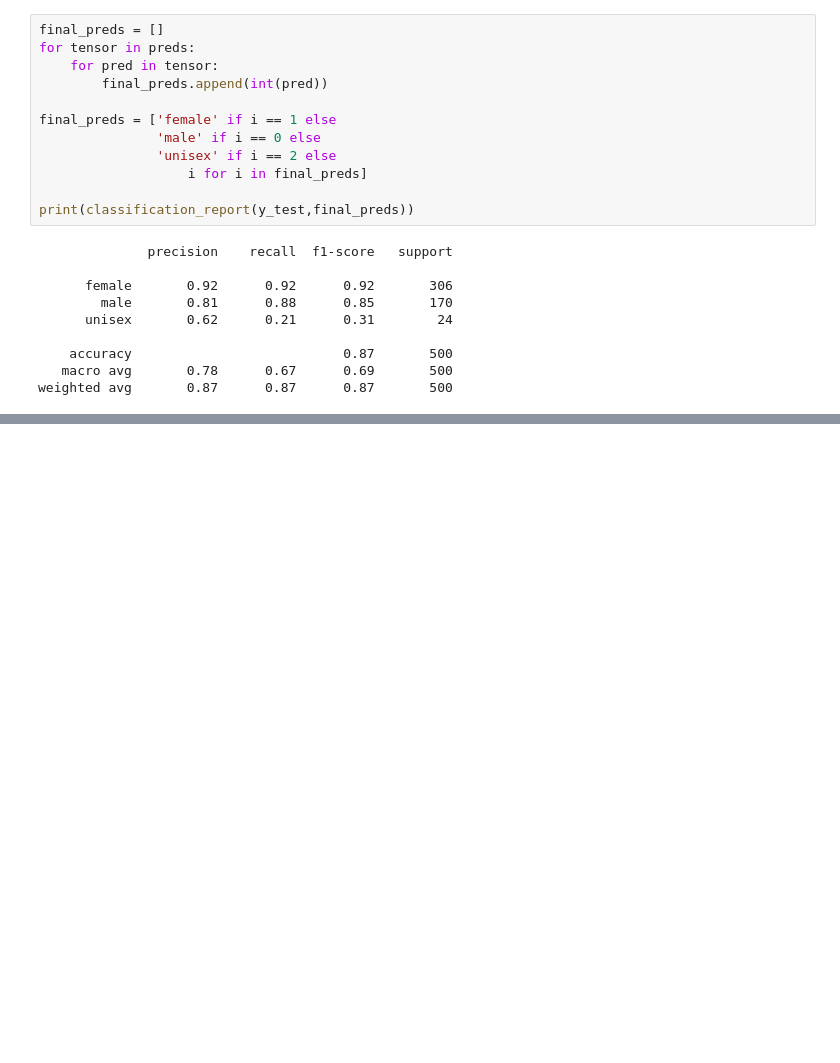
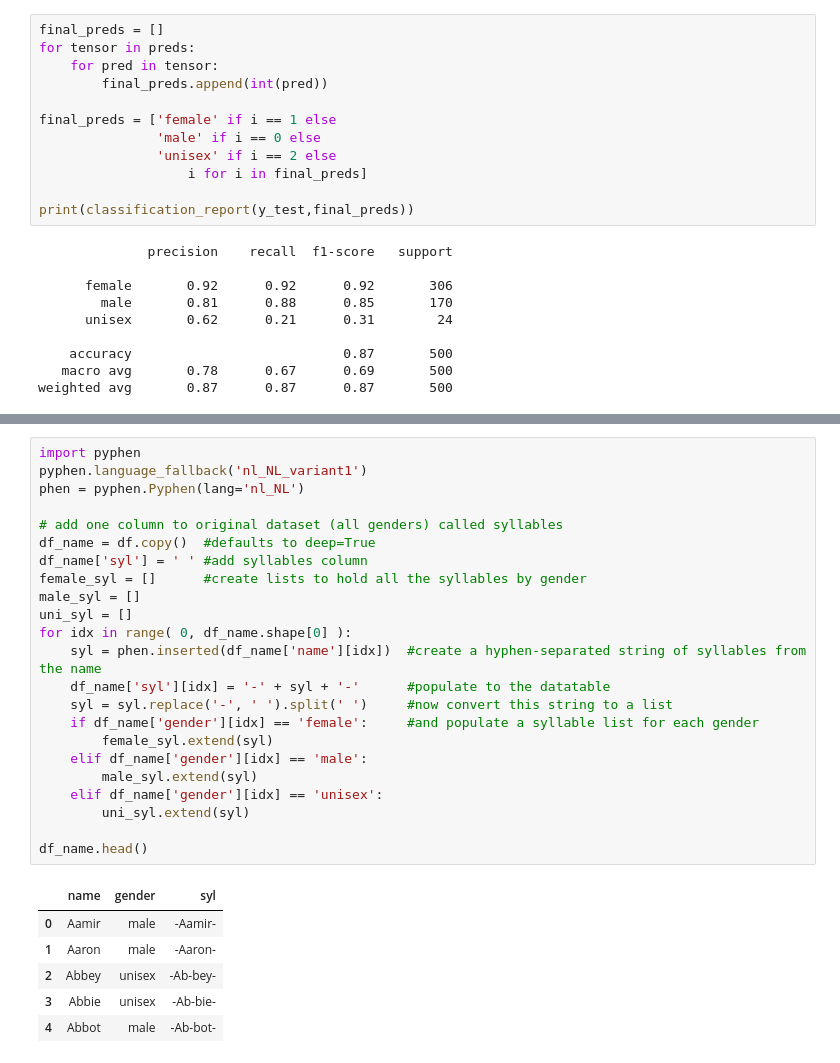
Before and after one commit to SmilodonCub/DATA620, a Jupyter notebook: Project_3/Project_3.ipynb, the cells around one changed output, grey strips where cells are left out. Saved outputs shown, nothing was run; the diff lists cells and outputs as text; blank space fills up the shorter version.

```diff
--- a/Project_3/Project_3.ipynb
+++ b/Project_3/Project_3.ipynb
@@ -607,0 +619,30 @@ The overall accuracy as well as the precision and recall from the classification
+# %%
+import pyphen
+pyphen.language_fallback('nl_NL_variant1')
+phen = pyphen.Pyphen(lang='nl_NL')
+
+# add one column to original dataset (all genders) called syllables
+df_name = df.copy()  #defaults to deep=True
+df_name['syl'] = ' ' #add syllables column
+female_syl = []      #create lists to hold all the syllables by gender
+male_syl = []
+uni_syl = []
+for idx in range( 0, df_name.shape[0] ):
+    syl = phen.inserted(df_name['name'][idx])  #create a hyphen-separated string of syllables from the name
+    df_name['syl'][idx] = '-' + syl + '-'      #populate to the datatable
+    syl = syl.replace('-', ' ').split(' ')     #now convert this string to a list
+    if df_name['gender'][idx] == 'female':     #and populate a syllable list for each gender
+        female_syl.extend(syl)
+    elif df_name['gender'][idx] == 'male':
+        male_syl.extend(syl)
+    elif df_name['gender'][idx] == 'unisex':
+        uni_syl.extend(syl)
+
+df_name.head()
+# %% [output]
+|  | name | gender | syl |
+| 0 | Aamir | male | -Aamir- |
+| 1 | Aaron | male | -Aaron- |
+| 2 | Abbey | unisex | -Ab-bey- |
+| 3 | Abbie | unisex | -Ab-bie- |
+| 4 | Abbot | male | -Ab-bot- |
```
Also changed, not shown: parts of 18 cells of this notebook.
